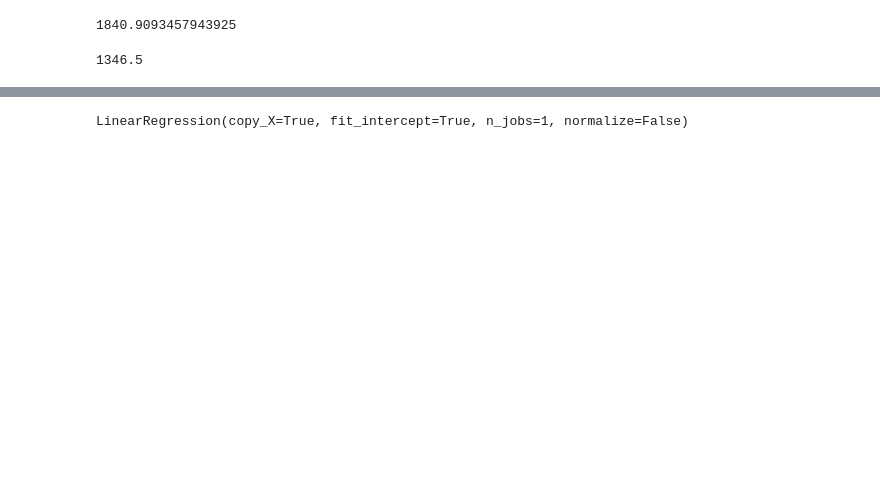
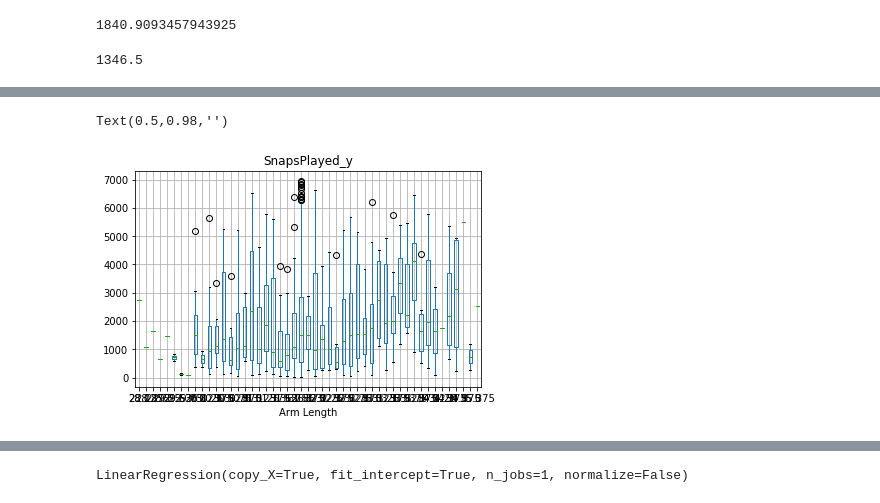
Before and after one commit to DrewLoPresti/NFL_Challenge, a Jupyter notebook: Combine_Snapcount.ipynb, the cells around one changed output, grey strips where cells are left out. Drawn from its saved outputs; the diff is of its cells as text; code cells hidden in the pictures; blank space fills up the shorter version.

```diff
--- a/Combine_Snapcount.ipynb
+++ b/Combine_Snapcount.ipynb
@@ -119,3 +125,9 @@ Text(0.5,0.98,'')
+# %%
+Combine_Snaps2.boxplot(column='SnapsPlayed_y', by = 'Arm Length')
+plt.suptitle("")
+# %% [output]
+Text(0.5,0.98,'')
+[figure, added]
 # %%
 ##Address this hard dropna()
 ## fillna(mean)
```
Also changed, not shown: parts of 29 cells of this notebook.
